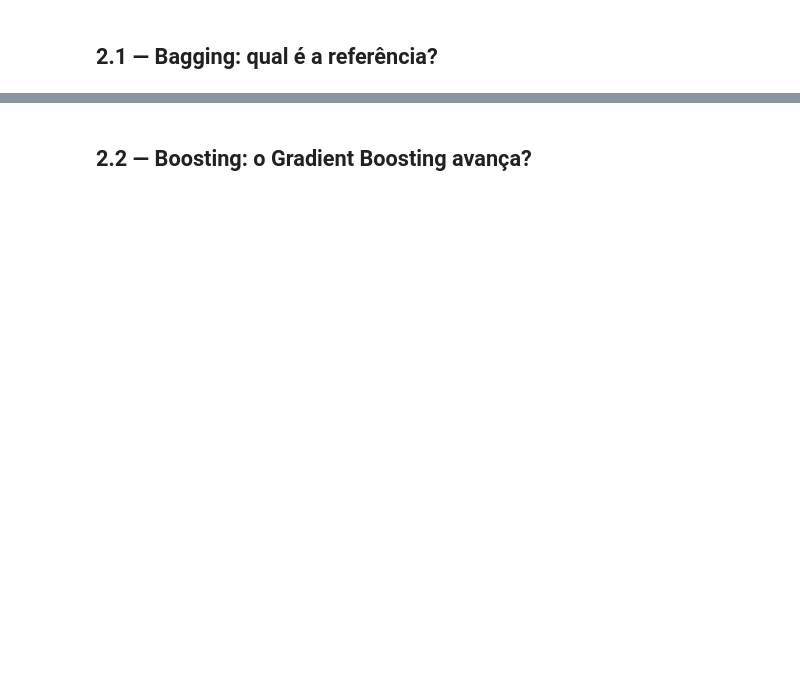
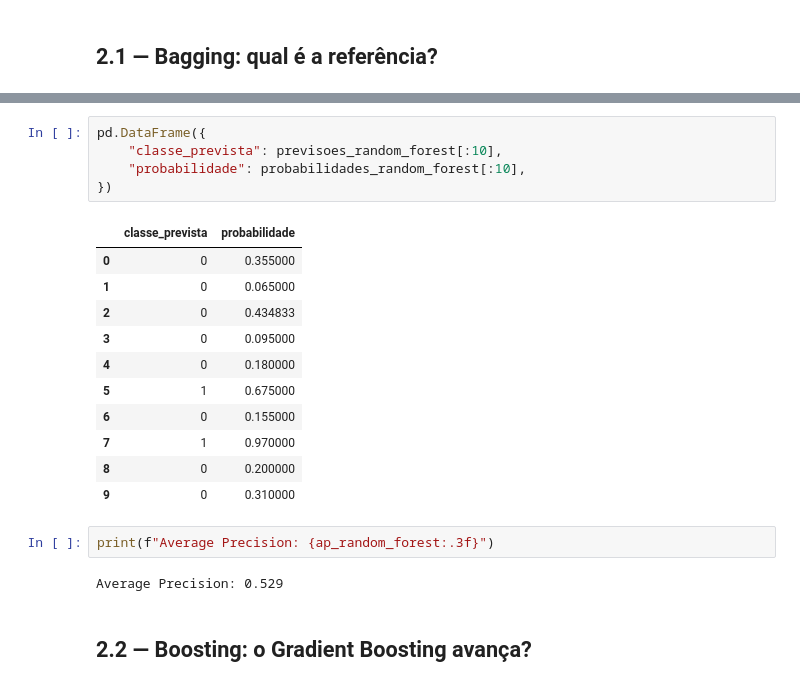
Before and after one commit to ariel-velardo/ALURA, a Jupyter notebook: classificacao-avancando-classificadores/notebooks/02_ensembles.ipynb, the cells around one changed output, grey strips where cells are left out. Saved outputs shown, nothing was run; the diff lists cells and outputs as text; blank space fills up the shorter version.

```diff
--- a/classificacao-avancando-classificadores/notebooks/02_ensembles.ipynb
+++ b/classificacao-avancando-classificadores/notebooks/02_ensembles.ipynb
@@ -93,3 +99,24 @@ resultados
+# %%
+pd.DataFrame({
+    "classe_prevista": previsoes_random_forest[:10],
+    "probabilidade": probabilidades_random_forest[:10],
+})
+# %% [output]
+|  | classe_prevista | probabilidade |
+| 0 | 0 | 0.355000 |
+| 1 | 0 | 0.065000 |
+| 2 | 0 | 0.434833 |
+| 3 | 0 | 0.095000 |
+| 4 | 0 | 0.180000 |
+| 5 | 1 | 0.675000 |
+| 6 | 0 | 0.155000 |
+| 7 | 1 | 0.970000 |
+| 8 | 0 | 0.200000 |
+| 9 | 0 | 0.310000 |
+# %%
+print(f"Average Precision: {ap_random_forest:.3f}")
+# %% [output]
+Average Precision: 0.529
 # %% [markdown]
 ## 2.2 — Boosting: o Gradient Boosting avança?
 # %%
```
Also changed, not shown: parts of 12 cells of this notebook.
